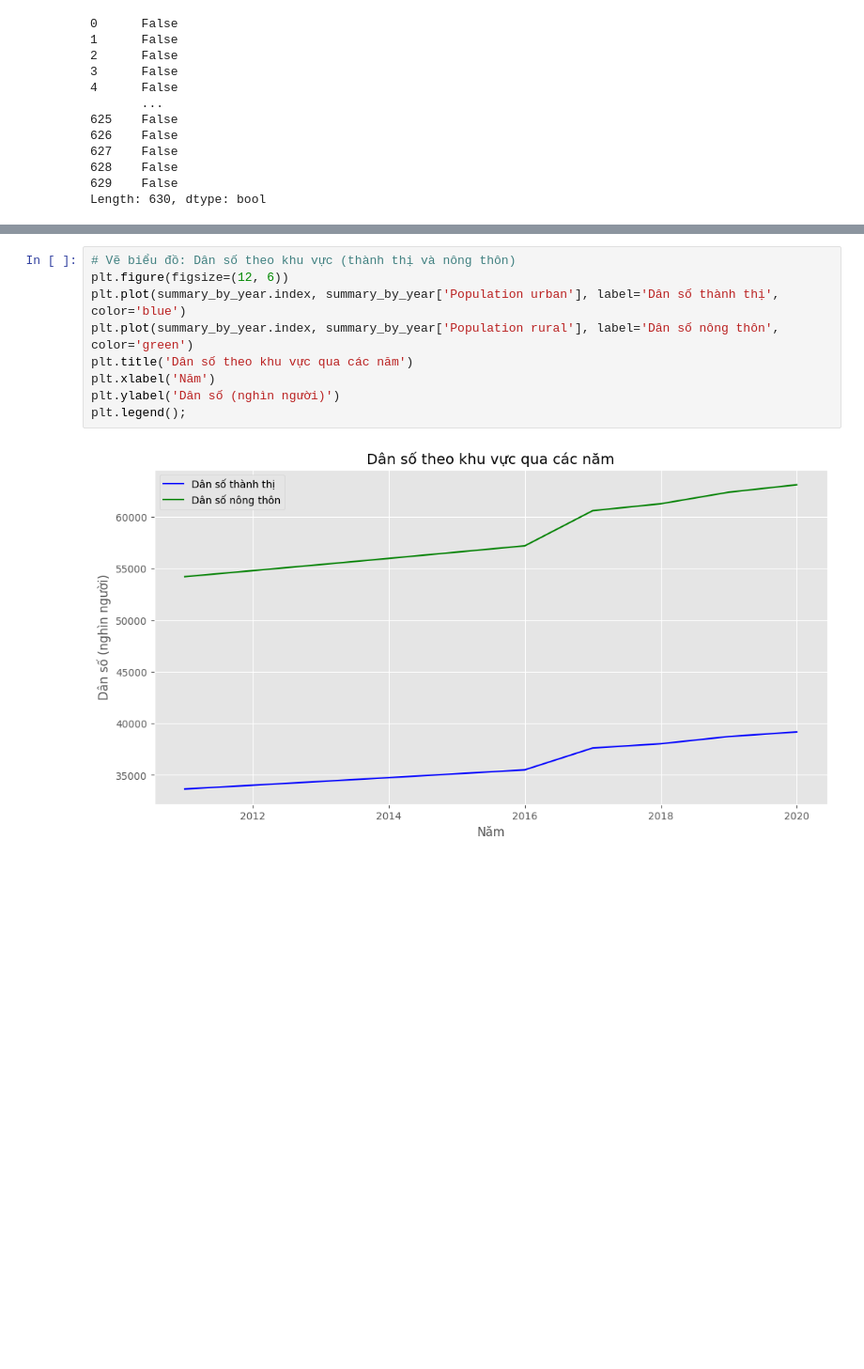
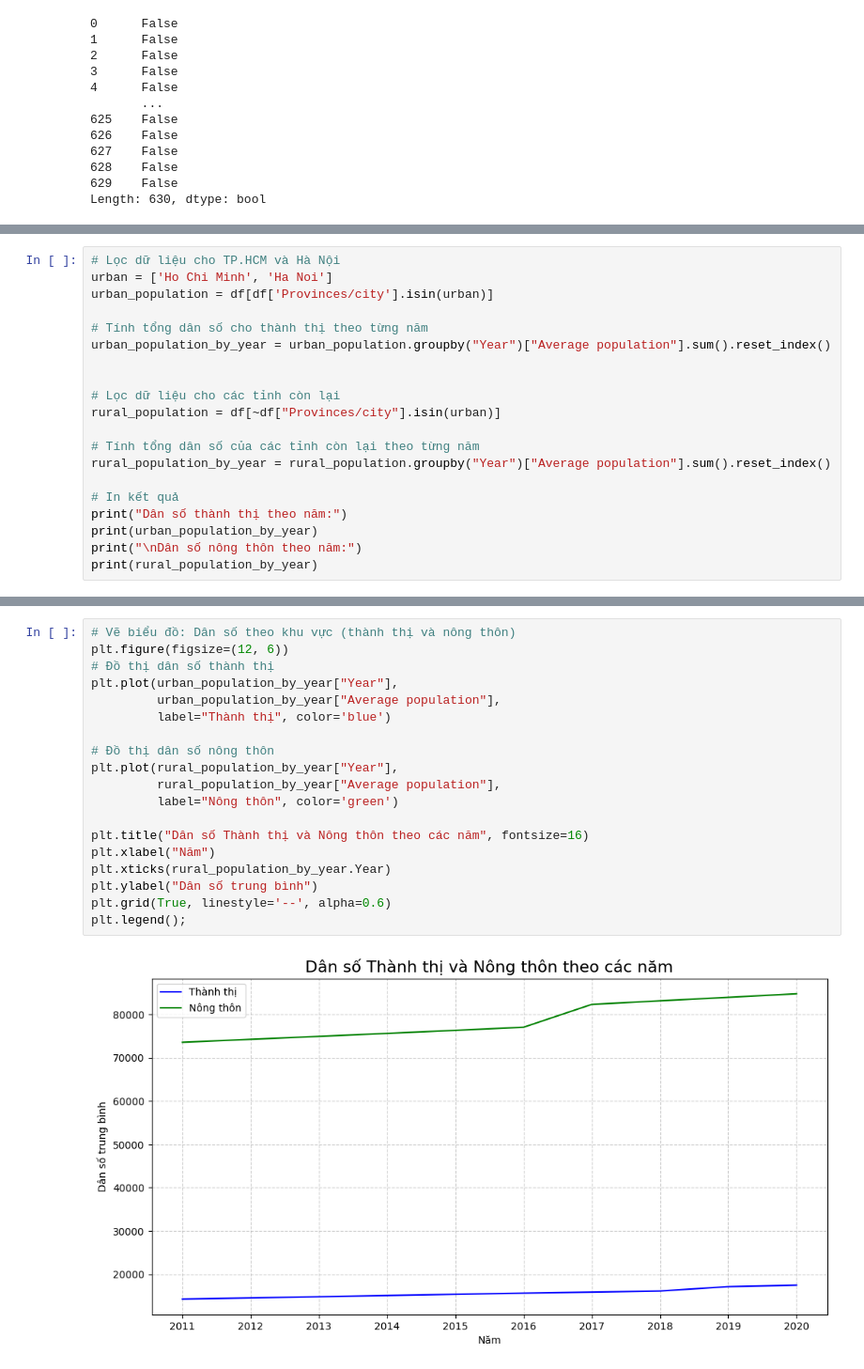
Before and after one commit to pyen18/vietnam_population_analysis, a Jupyter notebook: notebooks/demographic_analysis.ipynb, the cells around one changed output, grey strips where cells are left out. Shown at 94% size. Saved outputs shown, nothing was run; the diff lists cells and outputs as text; blank space fills up the shorter version.

```diff
--- a/notebooks/demographic_analysis.ipynb
+++ b/notebooks/demographic_analysis.ipynb
@@ -46,3 +37,23 @@ df.head()
+# %%
+# Lọc dữ liệu cho TP.HCM và Hà Nội
+urban = ['Ho Chi Minh', 'Ha Noi']
+urban_population = df[df['Provinces/city'].isin(urban)]
+
+# Tính tổng dân số cho thành thị theo từng năm
+urban_population_by_year = urban_population.groupby("Year")["Average population"].sum().reset_index()
+
+
+# Lọc dữ liệu cho các tỉnh còn lại
+rural_population = df[~df["Provinces/city"].isin(urban)]
+
+# Tính tổng dân số của các tỉnh còn lại theo từng năm
+rural_population_by_year = rural_population.groupby("Year")["Average population"].sum().reset_index()
+
+# In kết quả
+print("Dân số thành thị theo năm:")
+print(urban_population_by_year)
+print("\nDân số nông thôn theo năm:")
+print(rural_population_by_year)
 # %%
 df['Population children'] = df['Average population'] - df['15+ labor']  # Trẻ em (0-14 tuổi)
 # Tạo các cột phân chia giới tính
@@ -100,11 +140,21 @@ plt.legend();
 # %%
 # Vẽ biểu đồ: Dân số theo khu vực (thành thị và nông thôn)
 plt.figure(figsize=(12, 6))
-plt.plot(summary_by_year.index, summary_by_year['Population urban'], label='Dân số thành thị', color='blue')
-plt.plot(summary_by_year.index, summary_by_year['Population rural'], label='Dân số nông thôn', color='green')
-plt.title('Dân số theo khu vực qua các năm')
-plt.xlabel('Năm')
-plt.ylabel('Dân số (nghìn người)')
+# Đồ thị dân số thành thị
+plt.plot(urban_population_by_year["Year"],
+         urban_population_by_year["Average population"],
+         label="Thành thị", color='blue')
+
+# Đồ thị dân số nông thôn
+plt.plot(rural_population_by_year["Year"],
+         rural_population_by_year["Average population"],
+         label="Nông thôn", color='green')
+
+plt.title("Dân số Thành thị và Nông thôn theo các năm", fontsize=16)
+plt.xlabel("Năm")
+plt.xticks(rural_population_by_year.Year)
+plt.ylabel("Dân số trung bình")
+plt.grid(True, linestyle='--', alpha=0.6)
 plt.legend();
 # %% [output]
-[figure, old version]
+[figure, new version]
```
Also changed, not shown: parts of 7 cells of this notebook.
